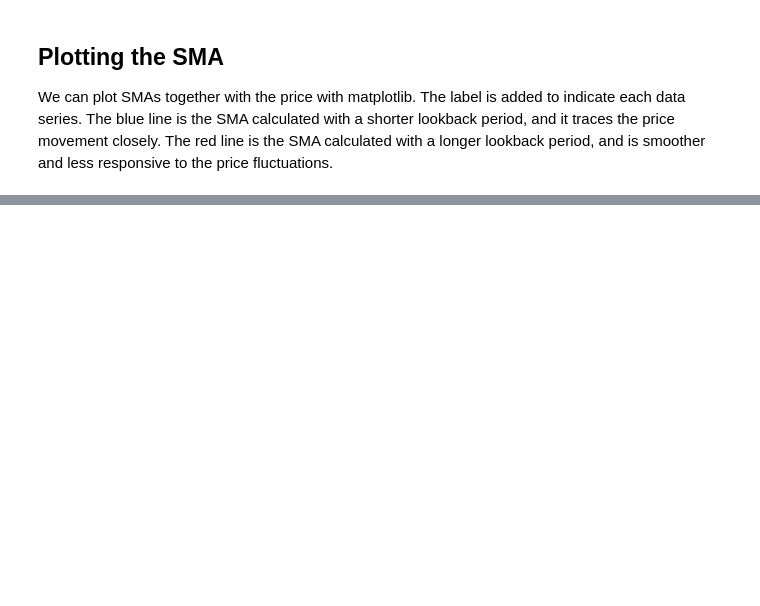
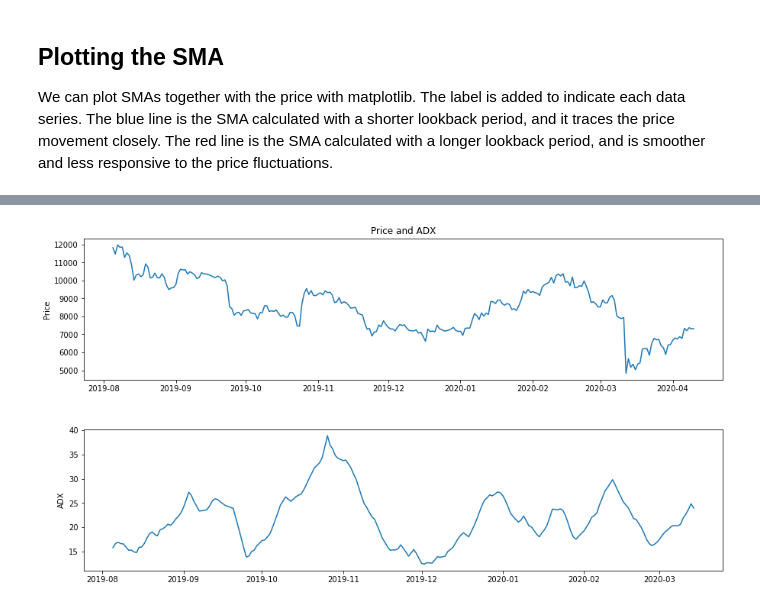
Before and after one commit to alimirr/algorithmic_trading_in_python, a Jupyter notebook: datacamp/2-techincal_indicators.ipynb, the cells around one changed output, grey strips where cells are left out. Drawn from its saved outputs; the diff is of its cells as text; code cells hidden in the pictures; blank space fills up the shorter version.

```diff
--- a/datacamp/2-techincal_indicators.ipynb
+++ b/datacamp/2-techincal_indicators.ipynb
@@ -38,0 +215,6 @@ The main difference between SMAs and EMAs is that EMAs give higher weight to the
+# %%
+stock_data['ADX'] = talib.ADX(stock_data["High"],
+                              stock_data["Low"],
+                              stock_data["Close"],
+                              timeperiod=14)
+stock_data.tail()
@@ -38,0 +237,23 @@ The main difference between SMAs and EMAs is that EMAs give higher weight to the
+# %%
+# Create subplots
+fig, (ax1, ax2) = plt.subplots(2)
+
+# setting size of subplots
+fig.set_figheight(8)
+fig.set_figwidth(15)
+
+# spacing out the subplots
+fig.subplots_adjust(hspace=.35)
+
+# Plot price
+ax1.set_ylabel('Price')
+ax1.plot(stock_data["Close"])
+
+# Plot ADX
+ax2.set_ylabel("ADX")
+ax2.plot(stock_data["ADX"])
+
+ax1.set_title("Price and ADX")
+plt.show()
+# %% [output]
+[figure, added]
```
Also changed, not shown: parts of 40 cells of this notebook.
